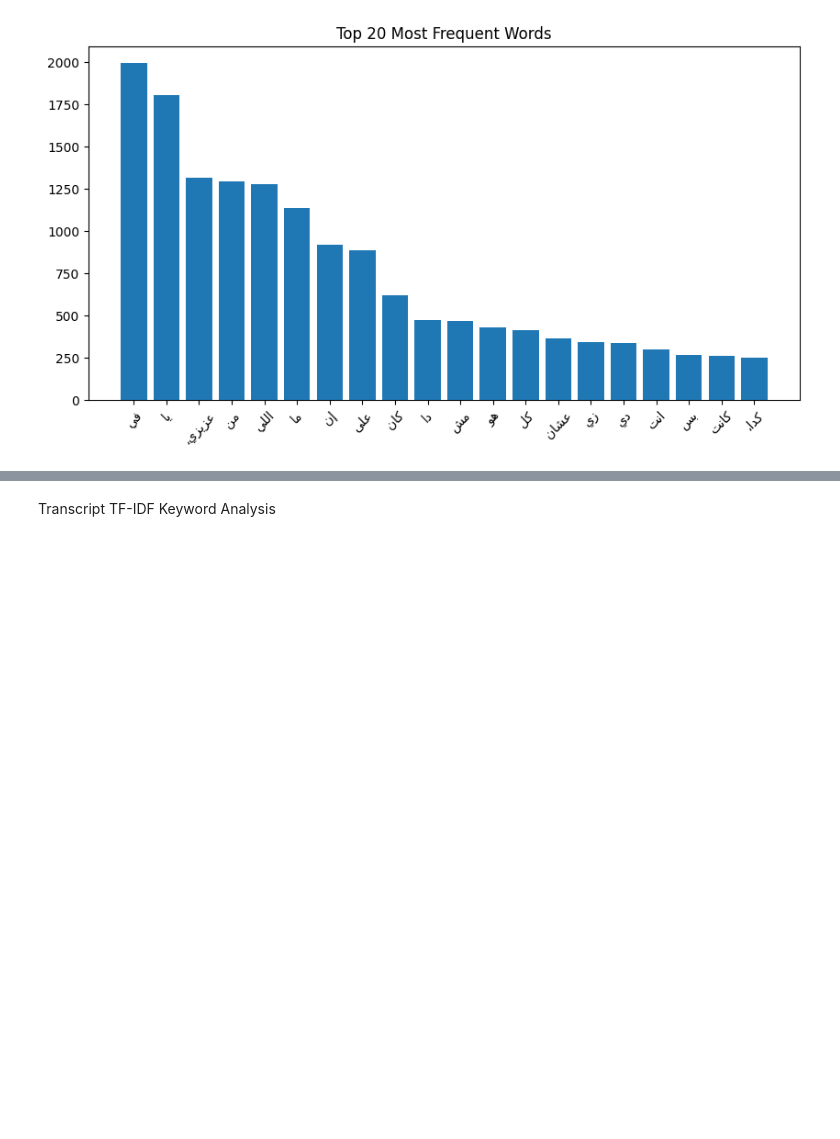
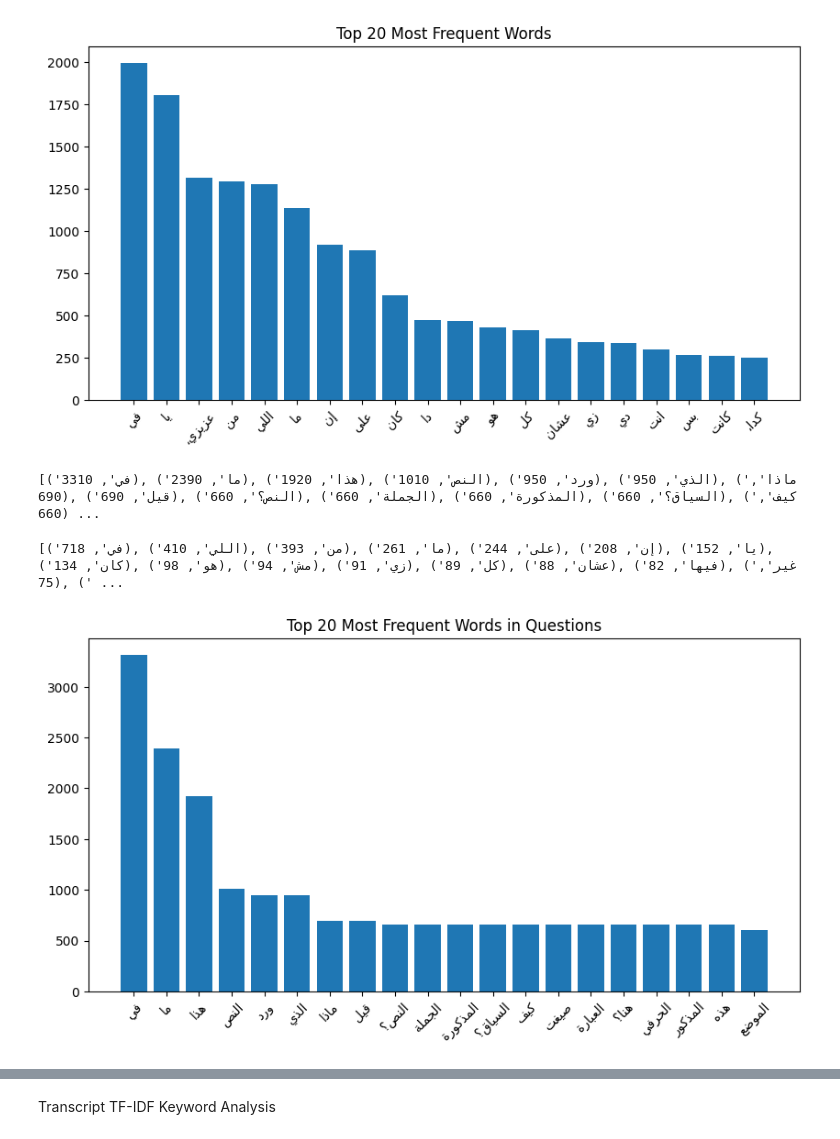
Before and after one commit to MariaEskaros/NLP-project, a Jupyter notebook: notebooks/MS1_EDA.ipynb, the cells around one changed output, grey strips where cells are left out. Saved outputs shown, nothing was run; the diff lists cells and outputs as text; code cells hidden in the pictures; blank space fills up the shorter version.

Commit message:
tokenization and some modifications

```diff
--- a/notebooks/MS1_EDA.ipynb
+++ b/notebooks/MS1_EDA.ipynb
@@ -171,3 +267,42 @@ plt.xticks(rotation=45)
 plt.show()
 # %% [output]
 [figure]
+# %%
+# Question Word Frequency Analysis
+
+from collections import Counter
+
+all_questions_text = " ".join(all_questions)
+
+question_tokens = all_questions_text.split()
+
+question_word_counts = Counter(question_tokens)
+
+print(question_word_counts.most_common(20))
+# %% [output]
+[('في', 3310), ('ما', 2390), ('هذا', 1920), ('النص', 1010), ('ورد', 950), ('الذي', 950), ('ماذا', 690), ('قيل', 690), ('النص؟', 660), ('الجملة', 660), ('المذكورة', 660), ('السياق؟', 660), ('كيف', 660) ...
+# %%
+# Answer Word Frequency Analysis
+
+all_answers_text = " ".join(all_answers)
+
+answer_tokens = all_answers_text.split()
+
+answer_word_counts = Counter(answer_tokens)
+
+print(answer_word_counts.most_common(20))
+# %% [output]
+[('في', 718), ('اللي', 410), ('من', 393), ('ما', 261), ('على', 244), ('إن', 208), ('يا', 152), ('كان', 134), ('هو', 98), ('مش', 94), ('زي', 91), ('كل', 89), ('عشان', 88), ('فيها', 82), ('غير', 75), (' ...
+# %%
+top_q_words = question_word_counts.most_common(20)
+
+words = [get_display(arabic_reshaper.reshape(w[0])) for w in top_q_words]
+counts = [w[1] for w in top_q_words]
+
+plt.figure(figsize=(10,5))
+plt.bar(words, counts)
+plt.title("Top 20 Most Frequent Words in Questions")
+plt.xticks(rotation=45)
+plt.show()
+# %% [output]
+[figure, added]
```
Also changed, not shown: parts of 45 cells of this notebook, 1 other file.
